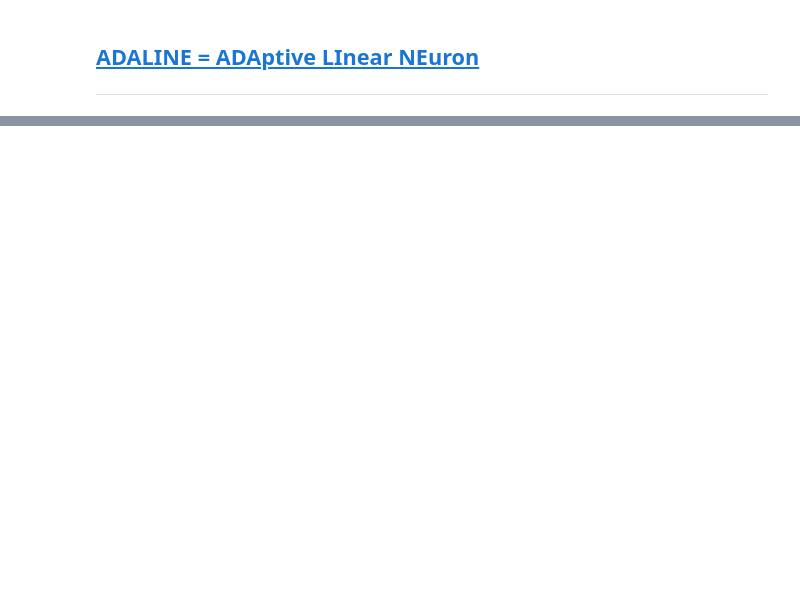
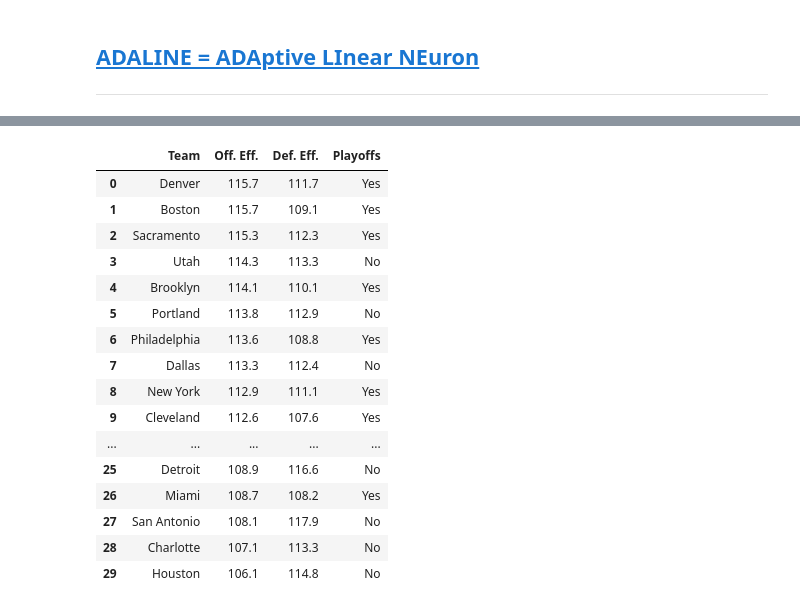
Before and after one commit to CU-Denver-MathStats-OER/CDHE-OER-Presentations, a Jupyter notebook: Tutorials/Basics_of_ML_in_Python_Tutorial.ipynb, the cells around one changed output, grey strips where cells are left out. Drawn from its saved outputs; the diff is of its cells as text; code cells hidden in the pictures; blank space fills up the shorter version.

```diff
--- a/Tutorials/Basics_of_ML_in_Python_Tutorial.ipynb
+++ b/Tutorials/Basics_of_ML_in_Python_Tutorial.ipynb
@@ -815,11 +949,29 @@ df_temp.rename(columns={1: "Team", 10: "Off. Eff.", 11: "Def. Eff."}, inplace=Tr
 df_temp.reset_index(drop=True, inplace=True)
 df_temp['Playoffs'] = playoff_predictions
 # %%
-def highlight_playoffs(s):  # Highlight the wide receivers
+def highlight_playoffs(s):  # Highlight the playoff teams
     if s.Playoffs == 'Yes':
-        return ['background-color: yellow']*4
+        return ['background-color: blue']*4
     else:
         return ['background-color: black']*4
 
 
 df_temp.style.apply(highlight_playoffs, axis=1)
+# %% [output]
+|  | Team | Off. Eff. | Def. Eff. | Playoffs |
+| 0 | Denver | 115.7 | 111.7 | Yes |
+| 1 | Boston | 115.7 | 109.1 | Yes |
+| 2 | Sacramento | 115.3 | 112.3 | Yes |
+| 3 | Utah | 114.3 | 113.3 | No |
+| 4 | Brooklyn | 114.1 | 110.1 | Yes |
+| 5 | Portland | 113.8 | 112.9 | No |
+| 6 | Philadelphia | 113.6 | 108.8 | Yes |
+| 7 | Dallas | 113.3 | 112.4 | No |
+| 8 | New York | 112.9 | 111.1 | Yes |
+| 9 | Cleveland | 112.6 | 107.6 | Yes |
+| ... | ... | ... | ... | ... |
+| 25 | Detroit | 108.9 | 116.6 | No |
+| 26 | Miami | 108.7 | 108.2 | Yes |
+| 27 | San Antonio | 108.1 | 117.9 | No |
+| 28 | Charlotte | 107.1 | 113.3 | No |
+| 29 | Houston | 106.1 | 114.8 | No |
```
Also changed, not shown: parts of 36 cells of this notebook.
